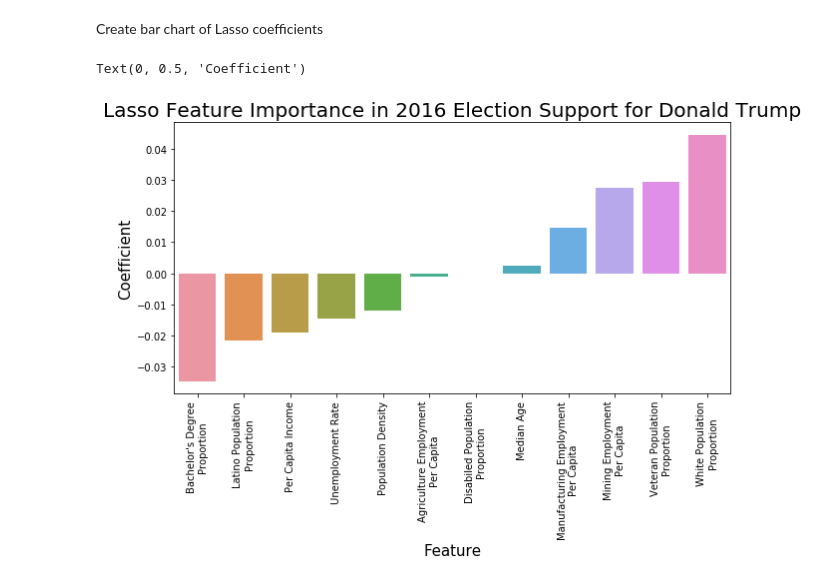
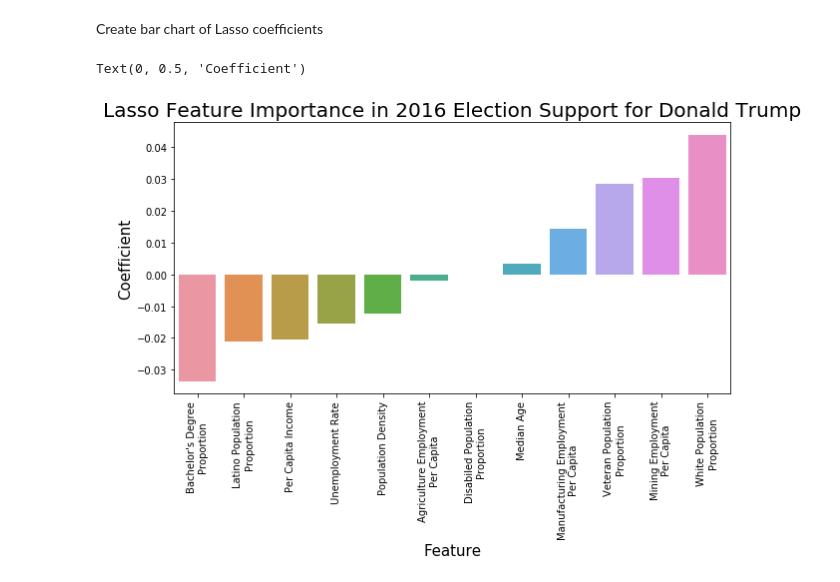
Before and after one commit to blantj/2016_election_modeling_v2, a Jupyter notebook: Modeling.ipynb, the cells around one changed output. Drawn from its saved outputs; the diff is of its cells as text; code cells hidden in the pictures.

```diff
--- a/Modeling.ipynb
+++ b/Modeling.ipynb
@@ -416,7 +416,7 @@ Test R2 0.6433735811928126
 Calculate evaluation metrics for top performing linear kernel gridsearch
 model
 # %%
-svr_lin = SVR(C = 1.05, epsilon = .109, kernel = 'linear')
+svr_lin = SVR(C = 1.04, epsilon = .1063, kernel = 'linear')
 svr_lin.fit(x_train, y_train)
 y_train_pred_svr_lin = svr_lin.predict(x_train)
 y_test_pred_svr_lin = svr_lin.predict(x_test)
@@ -436,7 +436,7 @@ Test R2 0.5898684175362934
 # %% [markdown]
 Perform gridsearch on Lasso model
 # %%
-lasso_params = {'alpha': [x/1000 for x in range(0,1000)]}
+lasso_params = {'alpha': [x/10000 for x in range(0,20000)]}
 lasso_gs_model = Lasso()
 lasso_gs = GridSearchCV(lasso_gs_model, lasso_params, scoring = 'neg_mean_squared_error', n_jobs = -1, cv = 5, verbose = 1)
 lasso_gs.fit(x_train, y_train)
@@ -454,7 +462,7 @@ Fitting 5 folds for each of 1000 candidates, totalling 5000 fits
 # %% [markdown]
 Calculate evaluation metrics for top performing Lasso gridsearch model
 # %%
-lasso = Lasso(alpha=.002)
+lasso = Lasso(alpha=.0014)
 lasso.fit(x_train, y_train)
 y_train_pred_lasso = lasso.predict(x_train)
 y_test_pred_lasso = lasso.predict(x_test)
@@ -497,7 +504,7 @@ Fitting 5 folds for each of 10000 candidates, totalling 50000 fits
 # %% [markdown]
 Calculate evaluation metrics on top performing Ridge gridsearch model
 # %%
-ridge = Ridge(alpha=38.62)
+ridge = Ridge(alpha=33.41)
 ridge.fit(x_train, y_train)
 y_train_pred_ridge = ridge.predict(x_train)
 y_test_pred_ridge = ridge.predict(x_test)
@@ -578,13 +585,13 @@ Create bar chart of Lasso coefficients
 # %%
 fig, ax = plt.subplots(figsize=(10,5))
 sns.barplot(x='Feature',y='Coefficient',data=lasso_coef, estimator=np.median, ax=ax)
 ax.set_xticklabels(["Bachelor's Degree\nProportion",  'Latino Population\nProportion', 'Per Capita Income', 'Unemployment Rate',
                    'Population Density', 'Agriculture Employment\nPer Capita','Disabiled Population\nProportion',
-                   'Median Age', 'Manufacturing Employment\nPer Capita', 'Mining Employment\nPer Capita',
-                    'Veteran Population\nProportion', 'White Population\nProportion'], rotation=90)
+                   'Median Age', 'Manufacturing Employment\nPer Capita', 'Veteran Population\nProportion',
+                    'Mining Employment\nPer Capita', 'White Population\nProportion'], rotation=90)
 ax.set_title('Lasso Feature Importance in 2016 Election Support for Donald Trump', fontsize=20)
 ax.set_xlabel('Feature', fontsize = 15)
 ax.set_ylabel('Coefficient', fontsize = 15)
 # %% [output]
 Text(0, 0.5, 'Coefficient')
-[figure, old version]
+[figure, new version]
```
Also changed, not shown: parts of 20 cells of this notebook, 2 other files.
